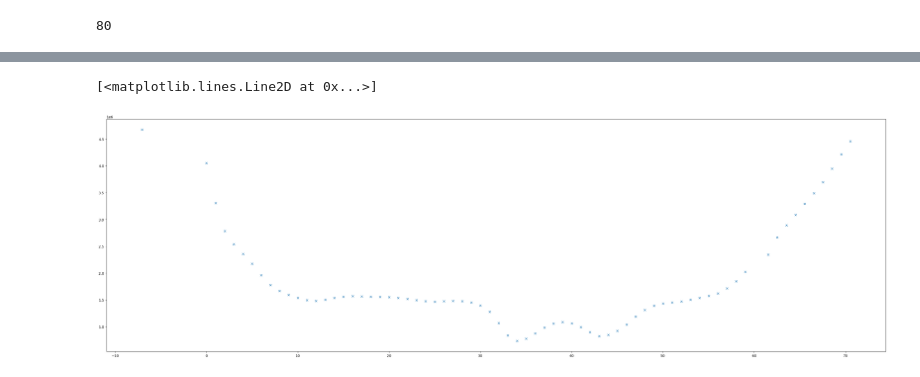
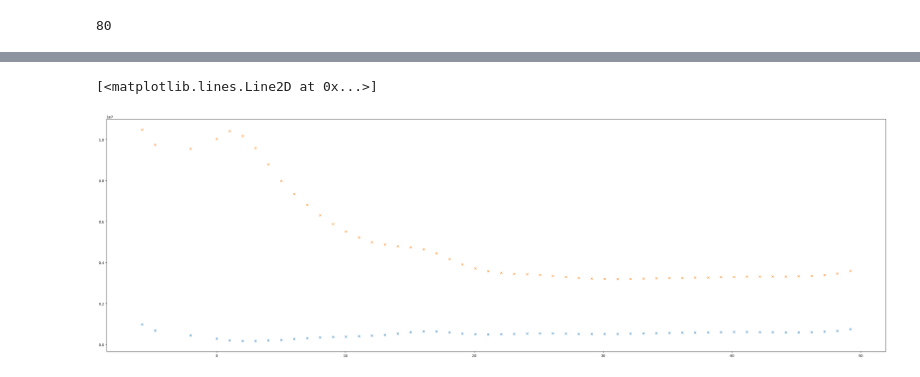
Before and after one commit to Pescatore23/co2ely-tomcat, a Jupyter notebook: data_analysis/05b_classic_water_segmentation.ipynb, the cells around one changed output, grey strips where cells are left out. Saved outputs shown, nothing was run; the diff lists cells and outputs as text; code cells hidden in the pictures.

```diff
--- a/data_analysis/05b_classic_water_segmentation.ipynb
+++ b/data_analysis/05b_classic_water_segmentation.ipynb
@@ -93,7 +89,7 @@ jsonpath = os.path.join(training_path, 'cathode_cropping_and_aligning.json')
 crop_dict = json.load(open(jsonpath, 'r'))
 
 (a,b,c,d) = crop_dict[sample]
-(e,f) = (150,-250)
+(e,f) = (50,-50)
 
 # for testing
 # c = 250
@@ -111,10 +107,15 @@ a1 = 0
 b1 = -1
 c1 = 200
 d1 = -20
-e1 = 100
-f1 = -1
+e1 = 0
+f1 = -550
 crop2_dict = {}
 crop2_dict['4'] = (0,-1,200,-20,100,-1)
+crop2_dict['5'] = (50,-1,220,-30,100,-200)
+crop2_dict['6'] = (50,-1,220,-30,100,-200)
+crop2_dict['3II'] = (30,-1,200,-20,100,-240)
+crop2_dict['5II'] = (30,-1,200,-20,0,-520)
+crop2_dict['4II'] = (30,-1,200,-20,0,-520)
 # %%
 plt.imshow(imtest[a1:b1,c1:d1,e1:f1][:,80,:], cmap='gray', vmin=11000, vmax=14000)
 # %% [output]
@@ -176,7 +177,7 @@ ref_min_gauss = G - min_gauss[...,None]
 # plt.figure(figsize=(16,9))
 # plt.imshow(test)
 # %%
-test2 = ref_min_gauss[:,:,100,0]
+test2 = ref_min_gauss[:,:,0,50]
 # test3 = ref_min_gauss2[:,40,:,64].compute()
 
 # plt.figure(figsize=(16,9))
@@ -210,13 +216,15 @@ axs[1].vlines(valid_lim, 0, test2.shape[0]-1)
 # %%
 water = np.bitwise_and((ref_min_gauss>water_th),(ref_min_gauss<water_th*2))
 # %%
-watervol = np.count_nonzero(water[:,:valid_lim,:,:], axis=(0,1,2))
+watervol = np.count_nonzero(water[:,:valid_lim,:], axis=(0,1,2))
+watervol2 = np.count_nonzero(water, axis=(0,1,2))
 # %%
 plt.figure(figsize=(40,12))
-plt.plot((t_utc-t_utc[1])/60,watervol,'x')
+plt.plot((t_utc-t_utc[3])/60,watervol,'x')
+plt.plot((t_utc-t_utc[3])/60,watervol2,'x')
 # %% [output]
 [<matplotlib.lines.Line2D at 0x...>]
-[figure, old version]
+[figure, new version]
 # %%
 seg_data = xr.Dataset({'water': (['x','y','z','t_utc'], water*255),
                        'water_volume': ('t_utc', watervol),
```
Also changed, not shown: parts of 19 cells of this notebook, 1 other file.
